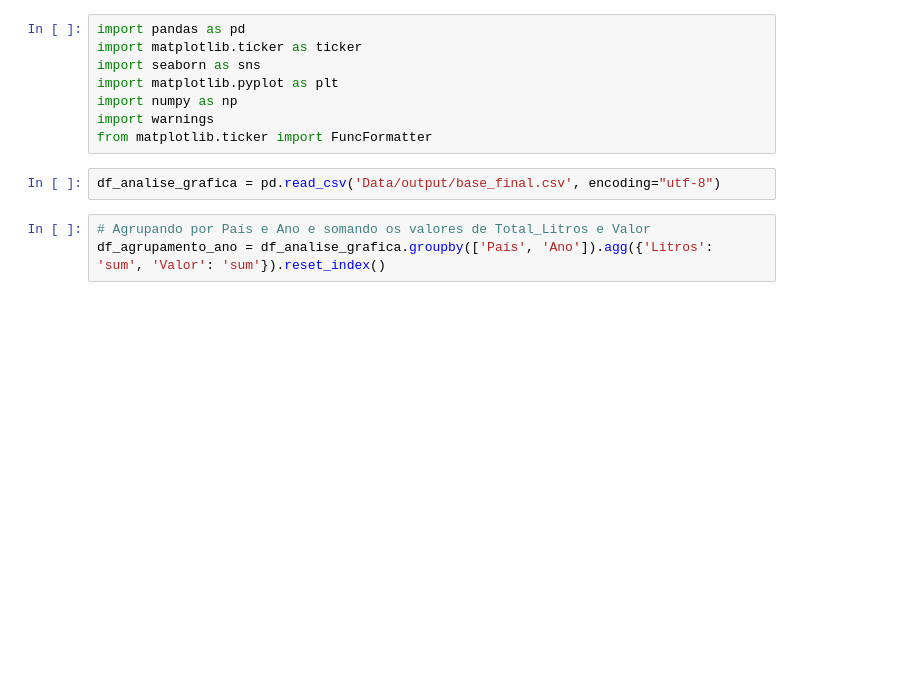
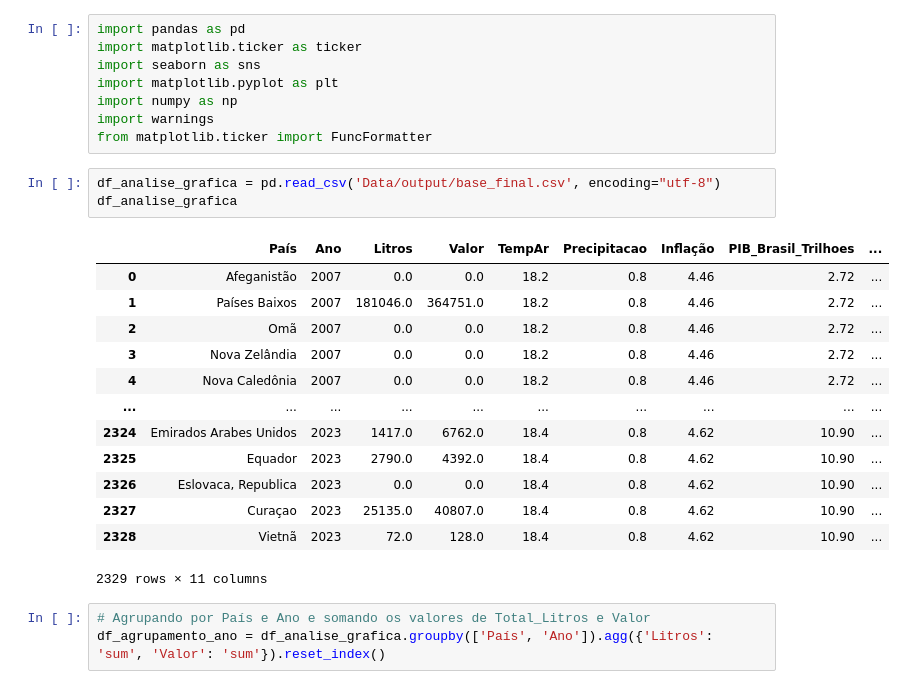
Before and after one commit to TSANTOSLIVE/PROJETO, a Jupyter notebook: graficos.ipynb, the cells around one changed output. Saved outputs shown, nothing was run; the diff lists cells and outputs as text; blank space fills up the shorter version.

```diff
--- a/graficos.ipynb
+++ b/graficos.ipynb
@@ -8,6 +8,21 @@ import warnings
 from matplotlib.ticker import FuncFormatter
 # %%
 df_analise_grafica = pd.read_csv('Data/output/base_final.csv', encoding="utf-8")
+df_analise_grafica
+# %% [output]
+|  | País | Ano | Litros | Valor | TempAr | Precipitacao | Inflação | PIB_Brasil_Trilhoes | ... |
+| 0 | Afeganistão | 2007 | 0.0 | 0.0 | 18.2 | 0.8 | 4.46 | 2.72 | ... |
+| 1 | Países Baixos | 2007 | 181046.0 | 364751.0 | 18.2 | 0.8 | 4.46 | 2.72 | ... |
+| 2 | Omã | 2007 | 0.0 | 0.0 | 18.2 | 0.8 | 4.46 | 2.72 | ... |
+| 3 | Nova Zelândia | 2007 | 0.0 | 0.0 | 18.2 | 0.8 | 4.46 | 2.72 | ... |
+| 4 | Nova Caledônia | 2007 | 0.0 | 0.0 | 18.2 | 0.8 | 4.46 | 2.72 | ... |
+| ... | ... | ... | ... | ... | ... | ... | ... | ... | ... |
+| 2324 | Emirados Arabes Unidos | 2023 | 1417.0 | 6762.0 | 18.4 | 0.8 | 4.62 | 10.90 | ... |
+| 2325 | Equador | 2023 | 2790.0 | 4392.0 | 18.4 | 0.8 | 4.62 | 10.90 | ... |
+| 2326 | Eslovaca, Republica | 2023 | 0.0 | 0.0 | 18.4 | 0.8 | 4.62 | 10.90 | ... |
+| 2327 | Curaçao | 2023 | 25135.0 | 40807.0 | 18.4 | 0.8 | 4.62 | 10.90 | ... |
+| 2328 | Vietnã | 2023 | 72.0 | 128.0 | 18.4 | 0.8 | 4.62 | 10.90 | ... |
+2329 rows × 11 columns
 # %%
 # Agrupando por País e Ano e somando os valores de Total_Litros e Valor
 df_agrupamento_ano = df_analise_grafica.groupby(['País', 'Ano']).agg({'Litros': 'sum', 'Valor': 'sum'}).reset_index()
```
Also changed, not shown: parts of 8 cells of this notebook.
